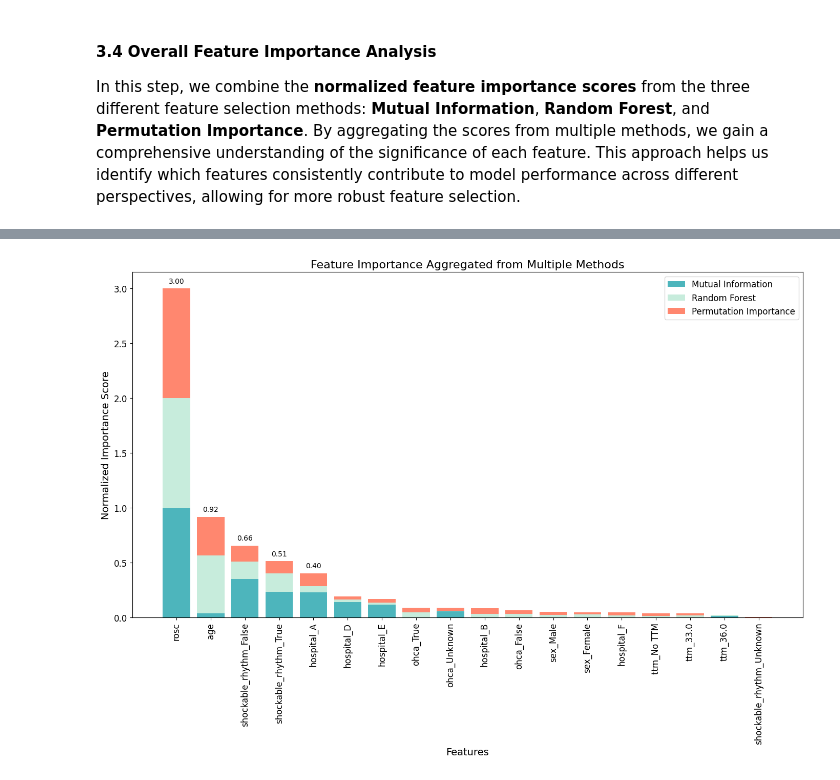
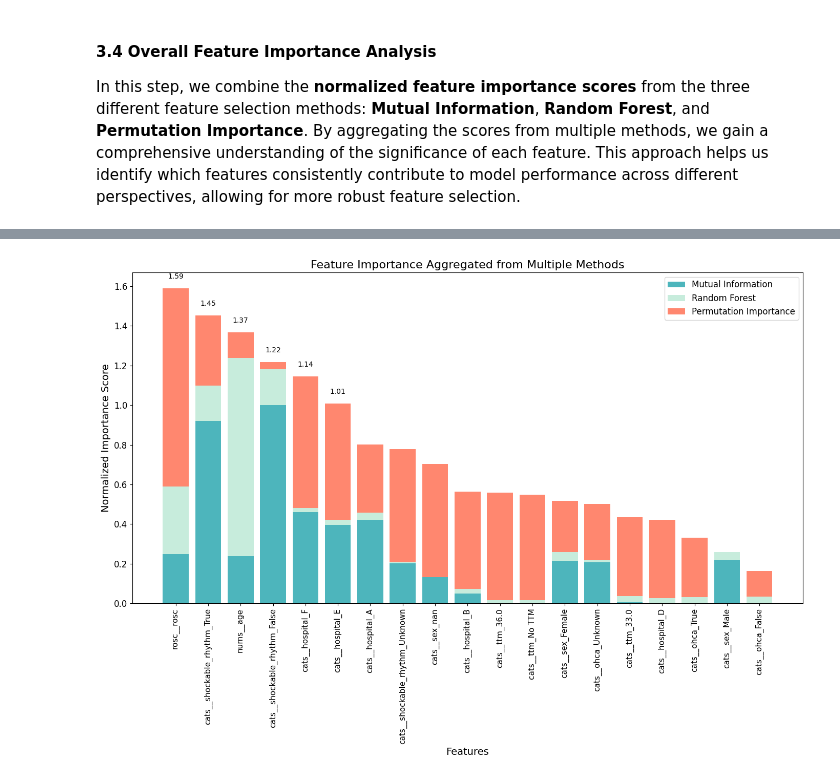
Before and after one commit to KentFre/Resus_TTM, a Jupyter notebook: 03_Feature_Importance.ipynb, the cells around one changed output, grey strips where cells are left out. Saved outputs shown, nothing was run; the diff lists cells and outputs as text; code cells hidden in the pictures.

Commit message:
fix: fixed data leakage and included new data into Feature Importance and Clustering.

```diff
--- a/03_Feature_Importance.ipynb
+++ b/03_Feature_Importance.ipynb
@@ -5,3 +11,21 @@
+# %%
+# Load preprocessed data
+data = np.load("artifacts/dataset_prepared.npz", allow_pickle=True)
+
+X_train = data["X_tab_train"]
+X_val   = data["X_tab_val"]
+X_test  = data["X_tab_test"]
+
+y_train = data["y_train"]
+y_val   = data["y_val"]
+y_test  = data["y_test"]
+
+# For more stable feature importance, train+val are combined
+X = np.vstack([X_train, X_val])
+y = np.concatenate([y_train, y_val])
+
+# Load feature names
+feat_names = json.load(open("artifacts/feature_names.json"))["tab"]
 # %% [markdown]
 ### 3. Feature Selection with Different Approaches
 
@@ -288,61 +282,61 @@ print(combined_df_sorted)
 # %%
-# Define Karolinska Institutet colors for the bars
+# --- Karolinska Institutet colors ---
 KI_COLORS = {
-    "mutual_information": "#4DB5BC",  # Blue
-    "random_forest": "#C7ECDC",       # Light Green
-    "permutation_importance": "#FF876F"  # Salmon/Orange
+    "MI": "#4DB5BC",    # Blue
+    "RF": "#C7ECDC",    # Light Green
+    "Perm": "#FF876F"   # Salmon/Orange
 }
 
-# Set feature names and importance scores
-features = combined_df_sorted['Feature']
-mi_scores = combined_df_sorted['Mutual Information']
-rf_scores = combined_df_sorted['Random Forest']
-perm_scores = combined_df_sorted['Permutation Importance']
+# --- Select features & scores from combined table ---
+features    = combined_by_total["Feature"]
+mi_scores   = combined_by_total["MI"]
+rf_scores   = combined_by_total["RF"]
+perm_scores = combined_by_total["Perm"]
+totals      = combined_by_total["Total Importance"]
 
-# Plot the stacked bar plot
+# --- Plot stacked bar chart ---
 plt.figure(figsize=(14, 10))
 
-# Creating the stacked bar plot
 plt.bar(
     features,
     mi_scores,
-    label='Mutual Information',
-    color=KI_COLORS['mutual_information']
+    label="Mutual Information",
+    color=KI_COLORS["MI"]
 )
 plt.bar(
     features,
     rf_scores,
     bottom=mi_scores,
-    label='Random Forest',
-    color=KI_COLORS['random_forest']
+    label="Random Forest",
+    color=KI_COLORS["RF"]
 )
 plt.bar(
     features,
     perm_scores,
     bottom=mi_scores + rf_scores,
-    label='Permutation Importance',
-    color=KI_COLORS['permutation_importance']
+    label="Permutation Importance",
+    color=KI_COLORS["Perm"]
 )
 
-# Formatting the plot
-plt.xlabel('Features', fontsize=14)
-plt.ylabel('Normalized Importance Score', fontsize=14)
-plt.title('Feature Importance Aggregated from Multiple Methods', fontsize=16)
-plt.xticks(rotation=90, fontsize=12)
+# --- Formatting ---
+plt.xlabel("Features", fontsize=14)
+plt.ylabel("Normalized Importance Score", fontsize=14)
+plt.title("Feature Importance Aggregated from Multiple Methods", fontsize=16)
+plt.xticks(rotation=90, fontsize=11)
 plt.yticks(fontsize=12)
-plt.legend(loc='upper right', fontsize=12)  # Adjust legend font size
+plt.legend(loc="upper right", fontsize=12)
 plt.tight_layout()
 
-# Adding annotations for top features
-for idx, value in enumerate(combined_df_sorted['Total Importance']):
-    if value > 0.2:  # Annotate only the most important features
-        plt.text(idx, value + 0.05, f'{value:.2f}', ha='center', fontsize=10, color='black')
+# --- Annotate only top features ---
+for idx, value in enumerate(totals):
+    if value > 1.0:   # adjust threshold for your data
+        plt.text(idx, value + 0.05, f"{value:.2f}",
+                 ha="center", fontsize=10, color="black")
 
-# Save the plot
-plt.savefig("graphics/feature_importance_transparent.svg", format="svg", transparent=True)  # Save transparent version
-plt.savefig("graphics/feature_importance_white.svg", format="svg", transparent=False)  # Save white background version
+# --- Save both transparent + white background ---
+plt.savefig("graphics/feature_importance_transparent.svg", format="svg", transparent=True)
+plt.savefig("graphics/feature_importance_white.svg", format="svg", transparent=False)
 
-# Show the plot
 plt.show()
 # %% [output]
-[figure, old version]
+[figure, new version]
```
Also changed, not shown: parts of 13 cells of this notebook, 13 other files.
